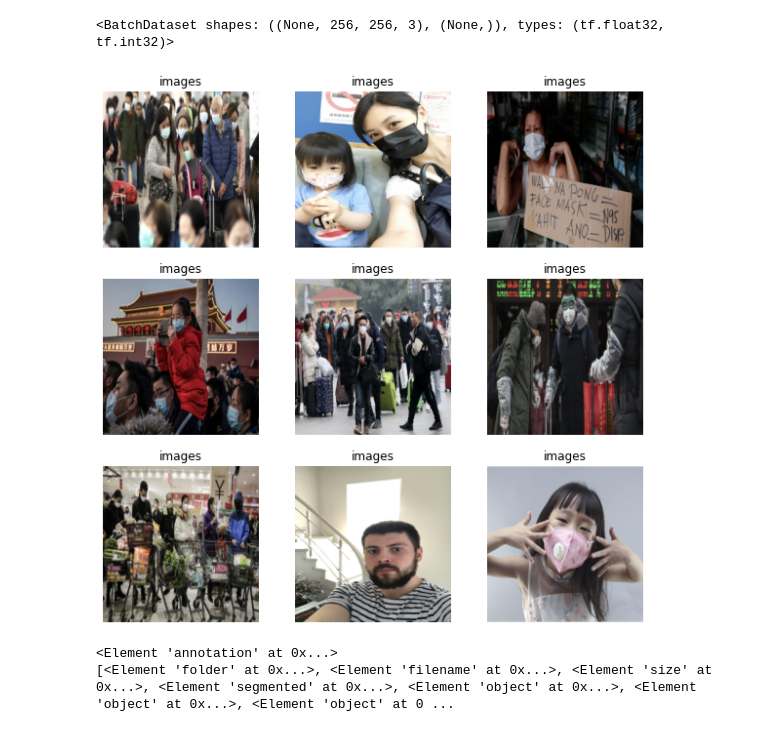
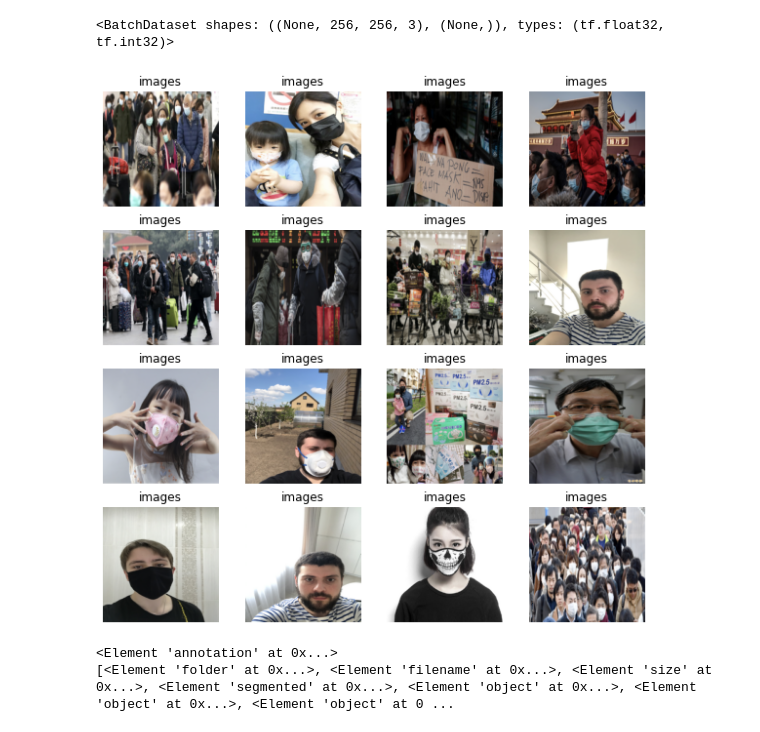
Before and after one commit to sebastiankul-99/ART-AGH, a Jupyter notebook: Yolo_Network.ipynb, the cells around one changed output. Saved outputs shown, nothing was run; the diff lists cells and outputs as text; code cells hidden in the pictures.

```diff
--- a/Yolo_Network.ipynb
+++ b/Yolo_Network.ipynb
@@ -27,16 +27,16 @@ print(dataset)
 # %%
 import matplotlib.pyplot as plt
 
 class_names = dataset.class_names
 plt.figure(figsize=(10, 10))
 for images, labels in dataset.take(1):
-    for i in range(9):
-        ax = plt.subplot(3, 3, i + 1)
+    for i in range(16):
+        ax = plt.subplot(4, 4, i + 1)
         plt.imshow(images[i].numpy().astype("uint8"))
         plt.title(class_names[labels[i]])
         plt.axis("off")
 # %% [output]
-[figure, old version]
+[figure, new version]
 # %%
 def parseXML(file_name):
     # Parse XML with ElementTree
```
Also changed, not shown: 1 other file.
